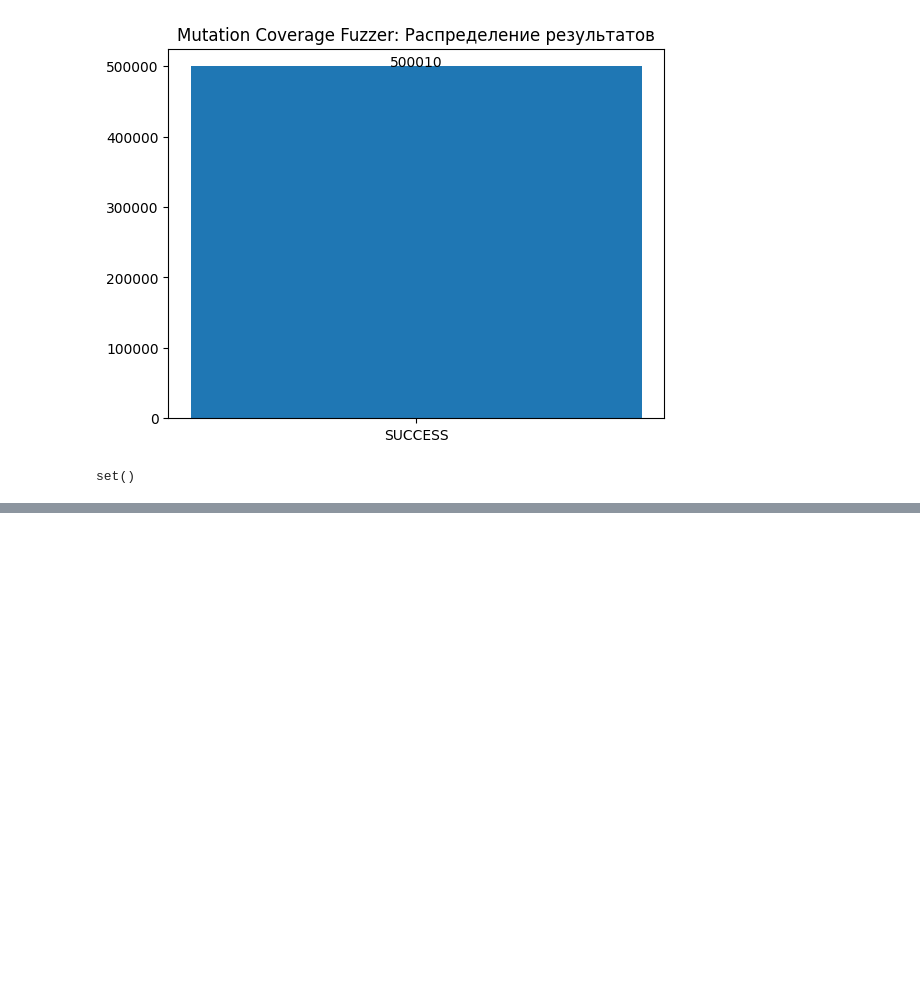
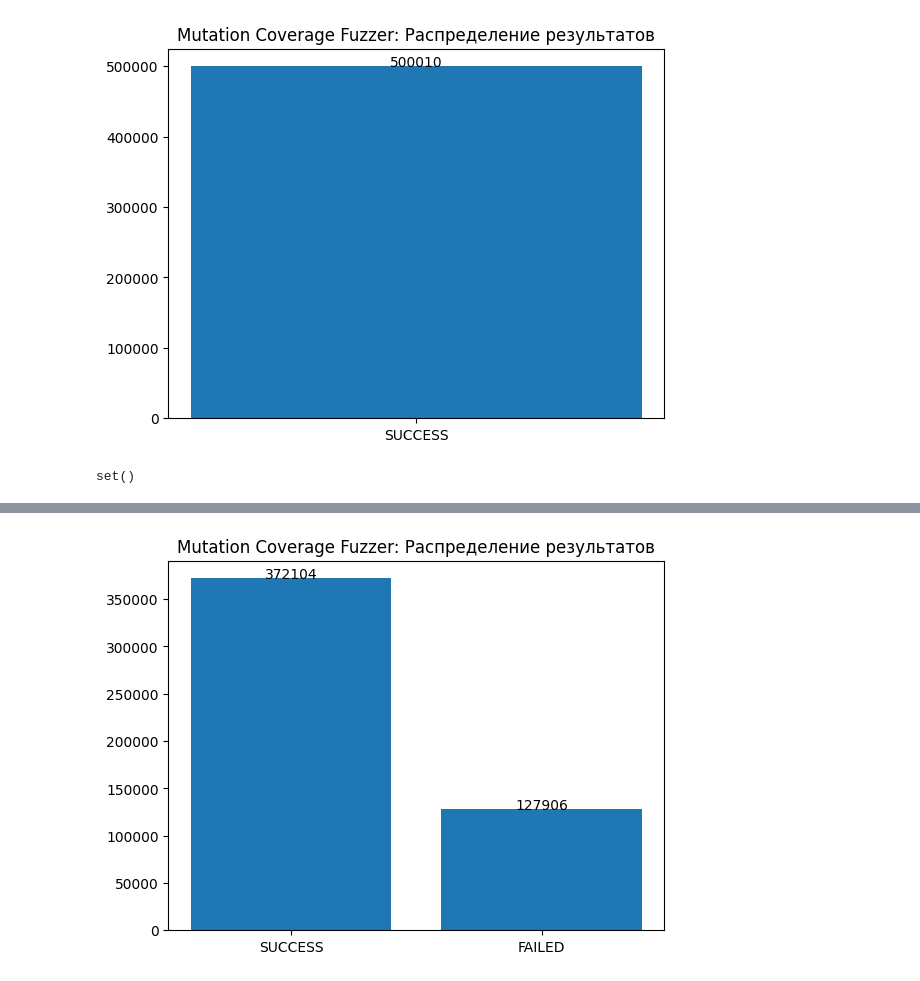
Before and after one commit to endygamedev/json-mutational-fuzzer, a Jupyter notebook: json-mutational-fuzzer.ipynb, the cells around one changed output, grey strips where cells are left out. Cells and saved outputs as stored; diff of their text form; code cells hidden in the pictures; blank space fills up the shorter version.

```diff
--- a/json-mutational-fuzzer.ipynb
+++ b/json-mutational-fuzzer.ipynb
@@ -654,0 +654,8 @@ mutation_coverage_fuzzer.population
+# %%
+mutation_coverage_fuzzer = CheatingMutationCoverageFuzzer(
+                                target=failed_parse,
+                                seed=initial_seeds,
+                                min_mutations=10,
+                                max_mutations=20,
+                                tries=500_000,
+                            )
@@ -654,0 +664,16 @@ mutation_coverage_fuzzer.population
+# %%
+x = list(map(lambda status: status.value, mutation_coverage_fuzzer.stats.keys()))
+y = list(mutation_coverage_fuzzer.stats.values())
+
+fig, ax = plt.subplots()
+ax.yaxis.get_major_formatter().set_scientific(False)
+ax.yaxis.get_major_formatter().set_useOffset(False)
+plt.title("Mutation Coverage Fuzzer: Распределение результатов")
+
+for index in range(len(x)):
+    plt.text(index, y[index] + 1, y[index], ha="center")
+
+plt.bar(x, y)
+plt.show()
+# %% [output]
+[figure, added]
```
Also changed, not shown: parts of 22 cells of this notebook, 1 other file.
